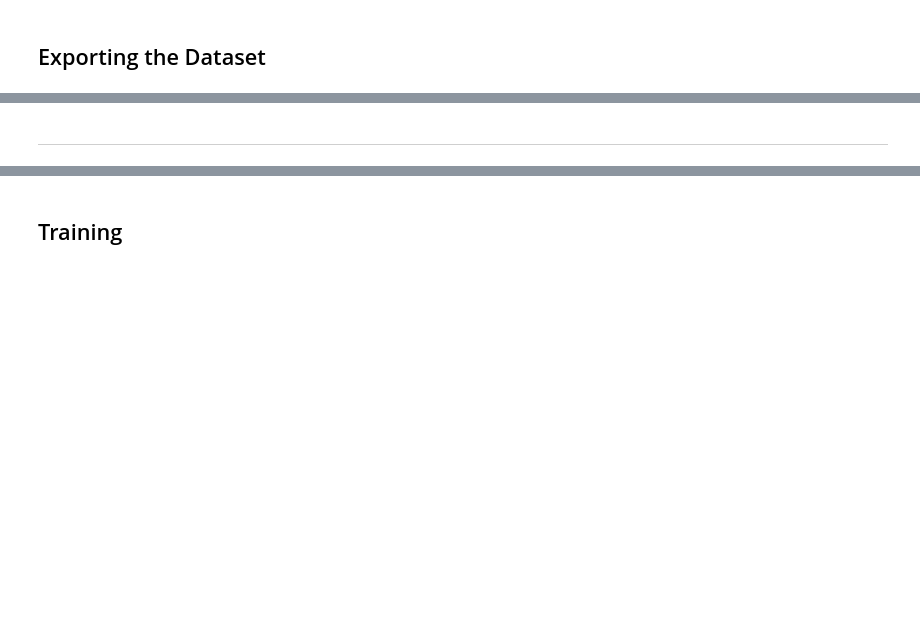
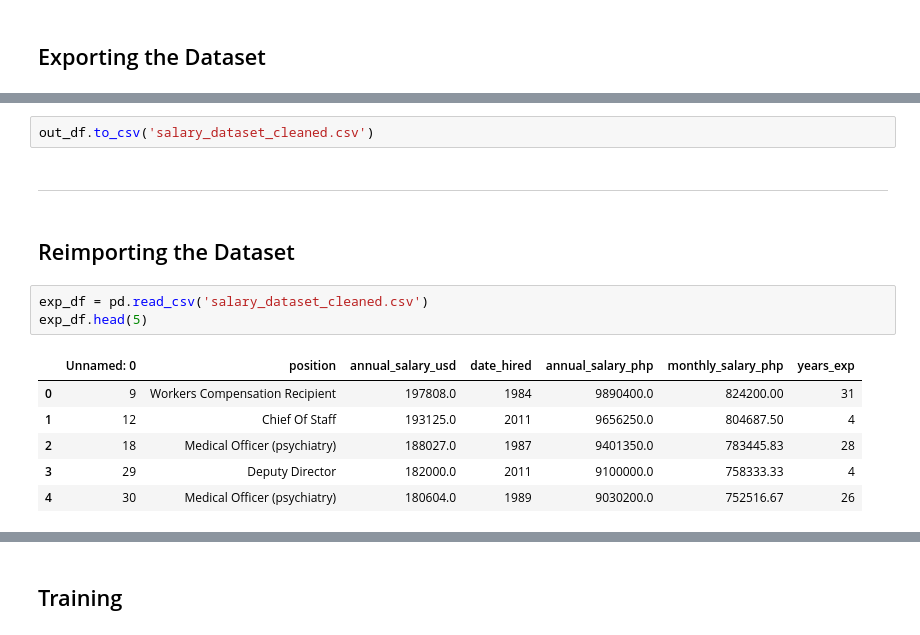
Before and after one commit to SaiKiru/cc19-notebooks, a Jupyter notebook: Final Exam/FinalExam.ipynb, the cells around one changed output, grey strips where cells are left out. Cells and saved outputs as stored; diff of their text form; blank space fills up the shorter version.

```diff
--- a/Final Exam/FinalExam.ipynb
+++ b/Final Exam/FinalExam.ipynb
@@ -160,3 +188,17 @@ df.head(5)
+# %%
+out_df.to_csv('salary_dataset_cleaned.csv')
 # %% [markdown]
 ##
 ---
+# %% [markdown]
+## Reimporting the Dataset
+# %%
+exp_df = pd.read_csv('salary_dataset_cleaned.csv')
+exp_df.head(5)
+# %% [output]
+|  | Unnamed: 0 | position | annual_salary_usd | date_hired | annual_salary_php | monthly_salary_php | years_exp |
+| 0 | 9 | Workers Compensation Recipient | 197808.0 | 1984 | 9890400.0 | 824200.00 | 31 |
+| 1 | 12 | Chief Of Staff | 193125.0 | 2011 | 9656250.0 | 804687.50 | 4 |
+| 2 | 18 | Medical Officer (psychiatry) | 188027.0 | 1987 | 9401350.0 | 783445.83 | 28 |
+| 3 | 29 | Deputy Director | 182000.0 | 2011 | 9100000.0 | 758333.33 | 4 |
+| 4 | 30 | Medical Officer (psychiatry) | 180604.0 | 1989 | 9030200.0 | 752516.67 | 26 |
```
Also changed, not shown: parts of 7 cells of this notebook, 1 other file.
